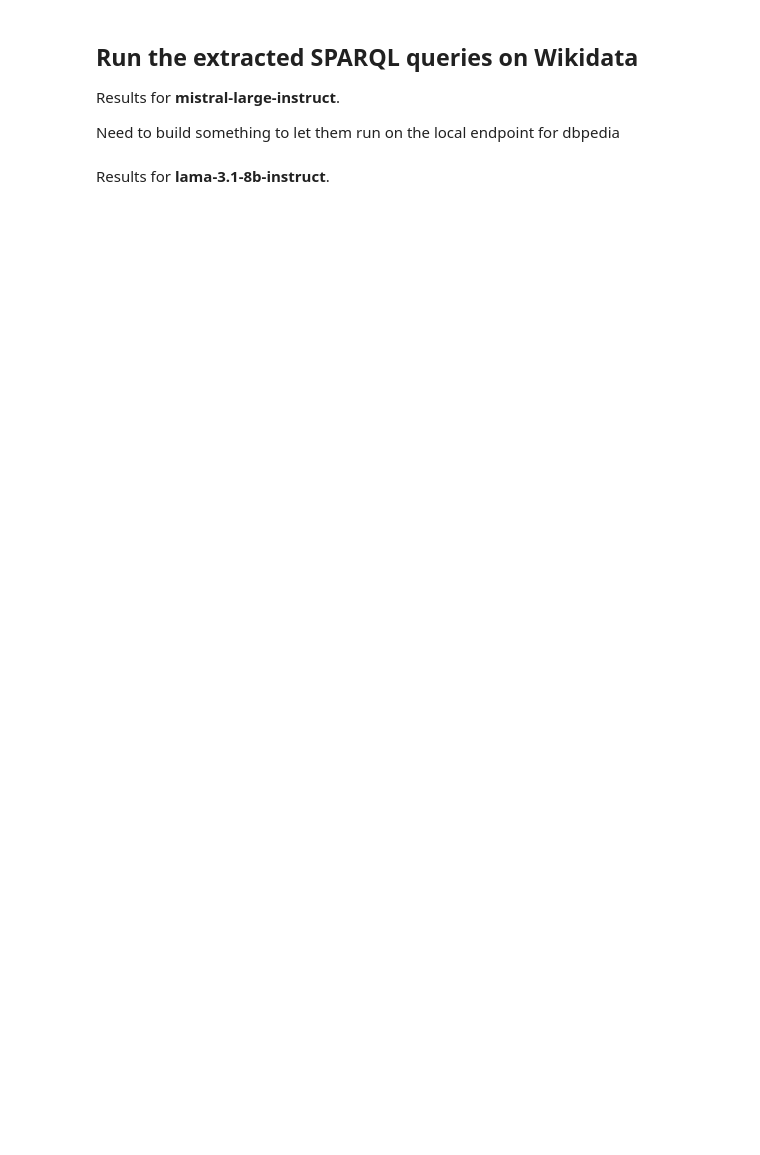
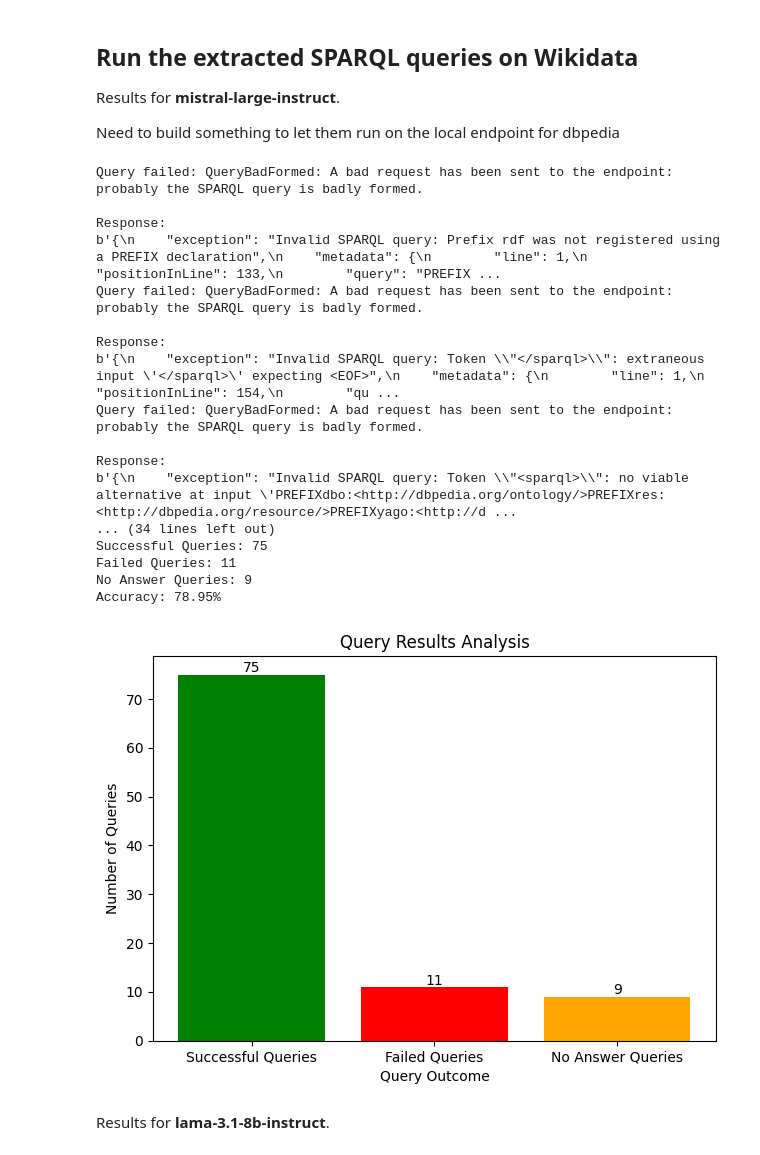
Before and after one commit to semantic-systems/Automatic-SPARQL-translation, a Jupyter notebook: QALD9-Plus-testing/zero-shot-entity-aligned/wikidata-to-dbpedia/zero_shot_entity_aligned_wikidata_to_dbpedia.ipynb, the cells around one changed output. Drawn from its saved outputs; the diff is of its cells as text; code cells hidden in the pictures; blank space fills up the shorter version.

Commit message:
results for wikidata to dbpedia entity aligned

```diff
--- a/QALD9-Plus-testing/zero-shot-entity-aligned/wikidata-to-dbpedia/zero_shot_entity_aligned_wikidata_to_dbpedia.ipynb
+++ b/QALD9-Plus-testing/zero-shot-entity-aligned/wikidata-to-dbpedia/zero_shot_entity_aligned_wikidata_to_dbpedia.ipynb
@@ -197,7 +204,7 @@ print("Translated SPARQL queries for all questions saved to 'translated_llm_outp
 Extracting the SPARQL queries from LLM output for **mistral-large-instruct**.
 # %%
 # Load the input JSON file
-file_path = "translated_llm_output_mistral.json"
+file_path = "translated_llm_output_mistral_wikidata.json"
 with open(file_path, "r") as file:
     data = json.load(file)
 
@@ -212,8 +219,13 @@ def extract_sparql_query(entry):
         return match.group(1).replace("\n", " ").strip()  # Remove newline characters and trim whitespace
     return None
 
+# Initialize counts and results tracking
+queries_with_context = []
+failed_queries = []
+total_entries = len(data)
+extracted_count = 0
+
 # Extract SPARQL queries
-queries_with_context = []
 for entry in data:
     sparql_query = extract_sparql_query(entry)
     if sparql_query:
@@ -221,10 +233,30 @@ for entry in data:
             "natural_language_question": entry["context"]["natural_language_question"],
             "sparql_query_kg2": sparql_query
         })
+        extracted_count += 1
+    else:
+        failed_queries.append({
+            "natural_language_question": entry["context"]["natural_language_question"],
+            "sparql_query_raw": entry.get("sparql_query_kg2", "")
+        })
 
 # Save the extracted queries to a new JSON file
 output_file = "mistral_wiki_trans_sparql_queries.json"
 with open(output_file, "w") as file:
     json.dump(queries_with_context, file, indent=4)
 
+# Save the failed extractions to a separate file
+failed_output_file = "failed_mistral_wiki_sparql_queries.json"
+with open(failed_output_file, "w") as file:
+    json.dump(failed_queries, file, indent=4)
+
+# Print statistics
+failed_count = total_entries - extracted_count
+success_rate = (extracted_count / total_entries) * 100 if total_entries > 0 else 0
+
 print(f"Cleaned and extracted data has been saved to {output_file}.")
+print(f"Failed extractions saved to {failed_output_file}.")
+print(f"Total entries processed: {total_entries}")
+print(f"Successfully extracted queries: {extracted_count}")
+print(f"Failed queries: {failed_count}")
+print(f"Extraction success rate: {success_rate:.2f}%")
@@ -285,10 +359,10 @@ Need to build something to let them run on the local endpoint for dbpedia
 # %%
 # File paths
 input_file_path = "mistral_wiki_trans_sparql_queries.json"
-output_file_path = "wikidata_query_results_mistral.json"
+output_file_path = "dbpedia_query_results_mistral.json"
 
 # Wikidata local endpoint
-WIKIDATA_ENDPOINT = "http://localhost:7001"
+DBpedia_ENDPOINT = "http://localhost:7012"
 
 # Define prefixes for the queries
 PREFIXES = """
@@ -358,8 +432,8 @@ for entry in data:
     # Ensure prefixes are included in the query
     sparql_query_with_prefixes = ensure_prefixes(sparql_query)
 
-    # Execute the query on the Wikidata endpoint
-    results = query_sparql(WIKIDATA_ENDPOINT, sparql_query_with_prefixes)
+    # Execute the query on the DBpedia endpoint
+    results = query_sparql(DBpedia_ENDPOINT, sparql_query_with_prefixes)
     extracted_answers = extract_answer(results)
 
     # Append the query results
@@ -374,33 +448,52 @@ with open(output_file_path, "w") as output_file:
     json.dump(query_results, output_file, indent=4)
 
 print(f"Query results saved to {output_file_path}.")
 
 # Calculate accuracy and categorize results
 total_queries = len(data)
 successful_queries = sum(1 for result in query_results if "No answer" not in result["answers"] and "Query failed" not in result["answers"])
 failed_queries = sum(1 for result in query_results if "Query failed" in result["answers"])
 no_answer_queries = sum(1 for result in query_results if "No answer" in result["answers"])
 accuracy = (successful_queries / total_queries) * 100 if total_queries > 0 else 0
 
 print(f"Total Queries: {total_queries}")
 print(f"Successful Queries: {successful_queries}")
 print(f"Failed Queries: {failed_queries}")
 print(f"No Answer Queries: {no_answer_queries}")
 print(f"Accuracy: {accuracy:.2f}%")
 
 # Visualize results with a bar chart
 categories = ['Successful Queries', 'Failed Queries', 'No Answer Queries']
 counts = [successful_queries, failed_queries, no_answer_queries]
 colors = ['green', 'red', 'orange']
 
 plt.bar(categories, counts, color=colors)
 plt.title('Query Results Analysis')
 plt.ylabel('Number of Queries')
 plt.xlabel('Query Outcome')
 for i, count in enumerate(counts):
     plt.text(i, count + 0.5, str(count), ha='center')
 plt.tight_layout()
 plt.show()
+# %% [output]
+Query failed: QueryBadFormed: A bad request has been sent to the endpoint: probably the SPARQL query is badly formed.
+
+Response:
+b'{\n    "exception": "Invalid SPARQL query: Prefix rdf was not registered using a PREFIX declaration",\n    "metadata": {\n        "line": 1,\n        "positionInLine": 133,\n        "query": "PREFIX ...
+Query failed: QueryBadFormed: A bad request has been sent to the endpoint: probably the SPARQL query is badly formed.
+
+Response:
+b'{\n    "exception": "Invalid SPARQL query: Token \\"</sparql>\\": extraneous input \'</sparql>\' expecting <EOF>",\n    "metadata": {\n        "line": 1,\n        "positionInLine": 154,\n        "qu ...
+Query failed: QueryBadFormed: A bad request has been sent to the endpoint: probably the SPARQL query is badly formed.
+
+Response:
+b'{\n    "exception": "Invalid SPARQL query: Token \\"<sparql>\\": no viable alternative at input \'PREFIXdbo:<http://dbpedia.org/ontology/>PREFIXres:<http://dbpedia.org/resource/>PREFIXyago:<http://d ...
+... (34 lines left out)
+Successful Queries: 75
+Failed Queries: 11
+No Answer Queries: 9
+Accuracy: 78.95%
+[figure, added]
 # %% [markdown]
 Results for **lama-3.1-8b-instruct**.
 # %%
```
Also changed, not shown: parts of 10 cells of this notebook, 10 other files.
